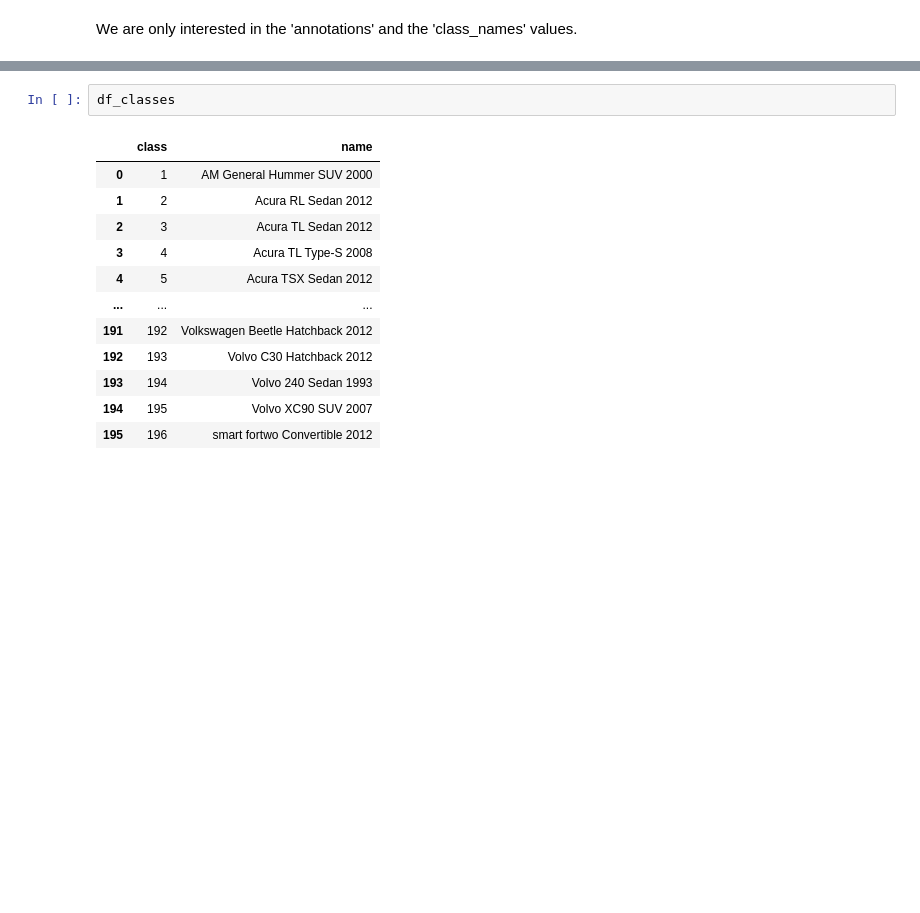
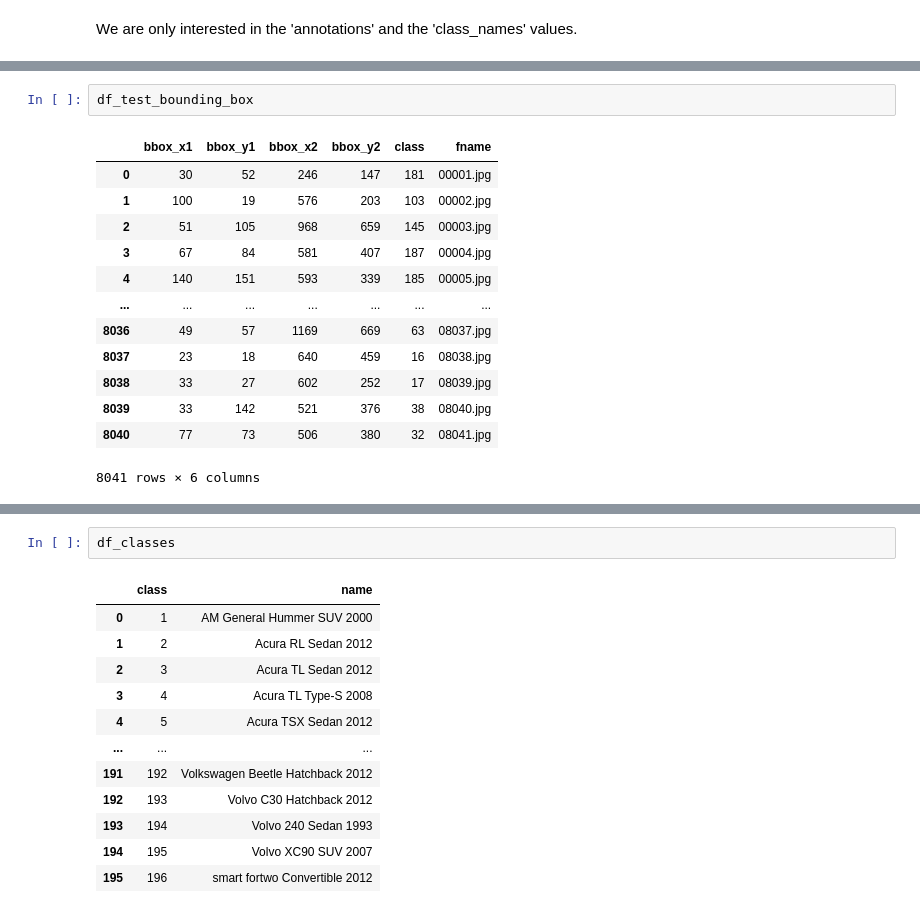
Before and after one commit to osama-sidahmed/stanford_cars_computer_vision, a Jupyter notebook: stanford_cars_CNN.ipynb, the cells around one changed output, grey strips where cells are left out. Drawn from its saved outputs; the diff is of its cells as text; blank space fills up the shorter version.

```diff
--- a/stanford_cars_CNN.ipynb
+++ b/stanford_cars_CNN.ipynb
@@ -171,0 +212,16 @@ df_bounding_box
+# %%
+df_test_bounding_box
+# %% [output]
+|  | bbox_x1 | bbox_y1 | bbox_x2 | bbox_y2 | class | fname |
+| 0 | 30 | 52 | 246 | 147 | 181 | 00001.jpg |
+| 1 | 100 | 19 | 576 | 203 | 103 | 00002.jpg |
+| 2 | 51 | 105 | 968 | 659 | 145 | 00003.jpg |
+| 3 | 67 | 84 | 581 | 407 | 187 | 00004.jpg |
+| 4 | 140 | 151 | 593 | 339 | 185 | 00005.jpg |
+| ... | ... | ... | ... | ... | ... | ... |
+| 8036 | 49 | 57 | 1169 | 669 | 63 | 08037.jpg |
+| 8037 | 23 | 18 | 640 | 459 | 16 | 08038.jpg |
+| 8038 | 33 | 27 | 602 | 252 | 17 | 08039.jpg |
+| 8039 | 33 | 142 | 521 | 376 | 38 | 08040.jpg |
+| 8040 | 77 | 73 | 506 | 380 | 32 | 08041.jpg |
+8041 rows × 6 columns
```
Also changed, not shown: parts of 55 cells of this notebook, 1 other file.
